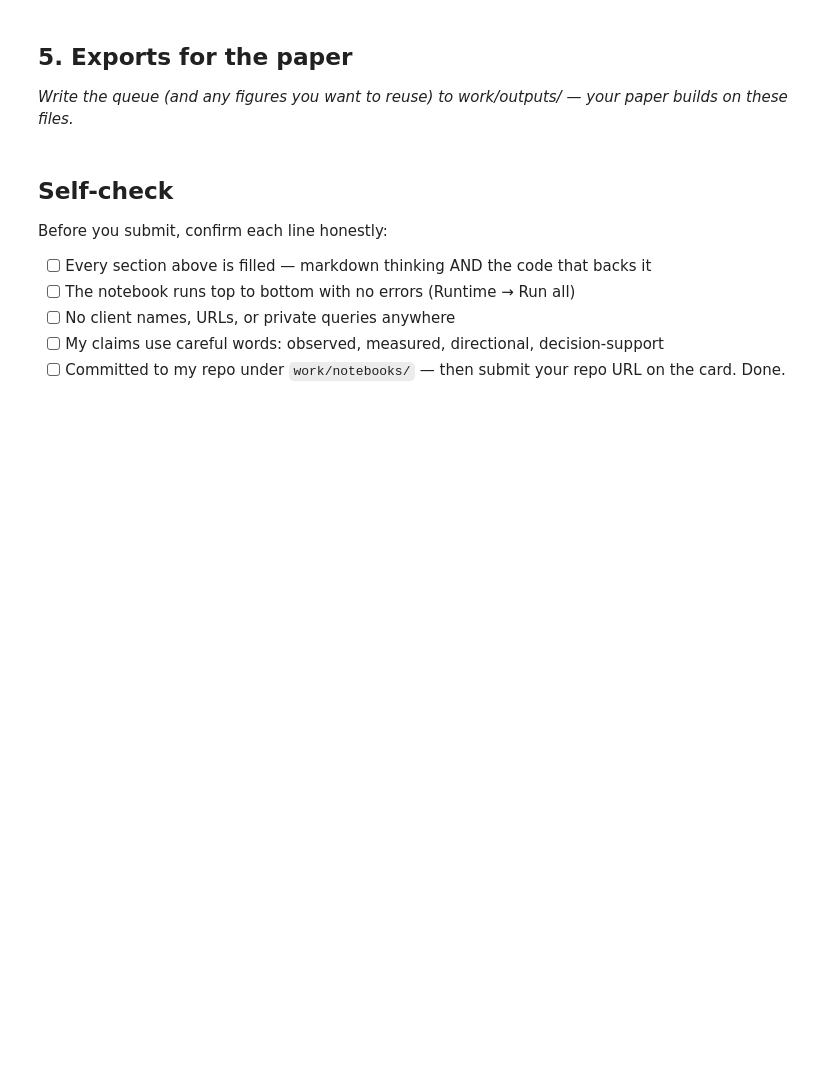
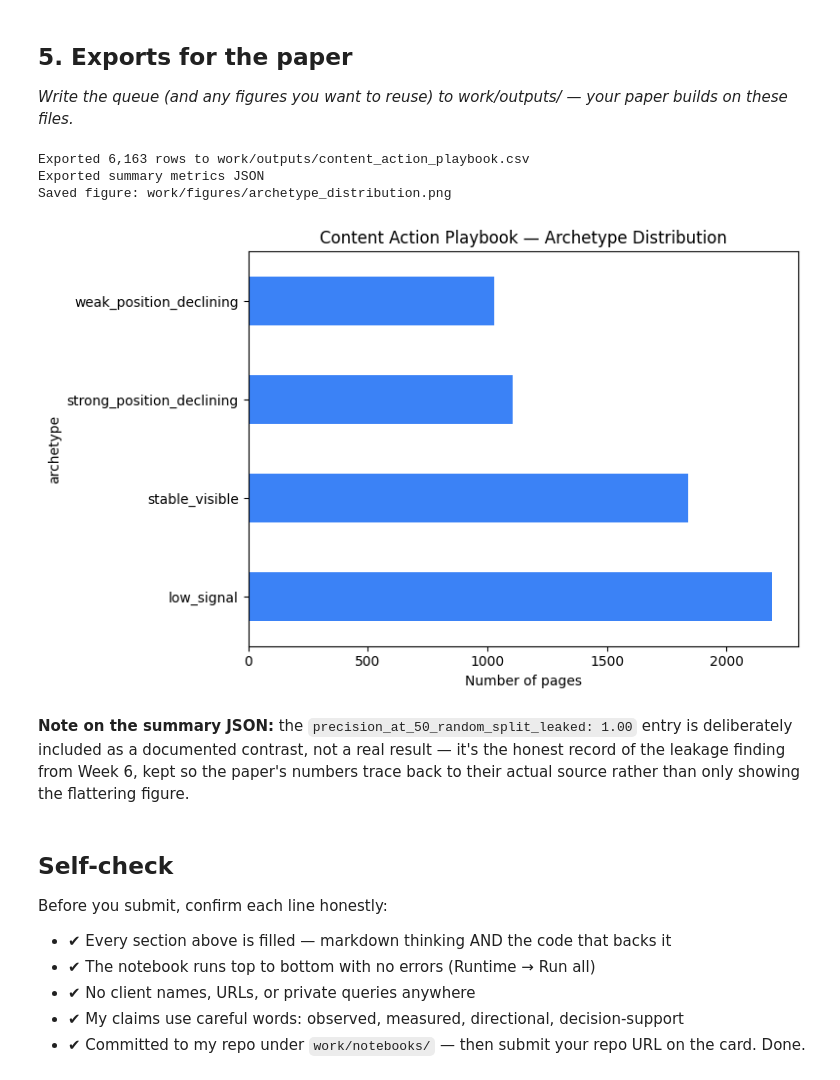
Before and after one commit to MisbahSangi/flyrank-ml-internship-misbah, a Jupyter notebook: work/notebooks/w07_action_playbook.ipynb, the cells around one changed output. Drawn from its saved outputs; the diff is of its cells as text; code cells hidden in the pictures; blank space fills up the shorter version.

```diff
--- a/work/notebooks/w07_action_playbook.ipynb
+++ b/work/notebooks/w07_action_playbook.ipynb
@@ -26,13 +221,58 @@ This skeleton is yours to fill. Work the sections **in order** — each one has
 ## 5. Exports for the paper
 
 *Write the queue (and any figures you want to reuse) to work/outputs/ — your paper builds on these files.*
+# %%
+import os
+os.makedirs("work/outputs", exist_ok=True)
+os.makedirs("work/figures", exist_ok=True)
+
+# Export the ranked queue
+export_cols = ["rank", "content_id", "client_id", "proba", "archetype",
+                "recommended_action", "action_rationale", "avg_position",
+                "impressions_90d", "days_since_last_update", "trend_direction"]
+ranked_queue[export_cols].to_csv("work/outputs/content_action_playbook.csv", index=False)
+print(f"Exported {len(ranked_queue):,} rows to work/outputs/content_action_playbook.csv")
+
+# Export a summary metrics JSON (the "receipt" this playbook's numbers trace back to)
+import json
+summary = {
+    "precision_at_50_grouped_split": 0.62,
+    "precision_at_50_random_split_leaked": 1.00,  # documented in Week 6 as the leakage example, not a real number
+    "baseline_rule_precision_at_50": 0.220,
+    "n_rows_scored": len(ranked_queue),
+    "archetype_counts": ranked_queue["archetype"].value_counts().to_dict(),
+}
+with open("work/outputs/playbook_summary_metrics.json", "w") as f:
+    json.dump(summary, f, indent=2)
+print("Exported summary metrics JSON")
+
+# Export archetype distribution chart for the paper
+import matplotlib.pyplot as plt
+fig, ax = plt.subplots(figsize=(8, 5))
+ranked_queue["archetype"].value_counts().plot(kind="barh", ax=ax, color="#3B82F6")
+ax.set_xlabel("Number of pages")
+ax.set_title("Content Action Playbook — Archetype Distribution")
+plt.tight_layout()
+plt.savefig("work/figures/archetype_distribution.png", dpi=150)
+print("Saved figure: work/figures/archetype_distribution.png")
+# %% [output]
+Exported 6,163 rows to work/outputs/content_action_playbook.csv
+Exported summary metrics JSON
+Saved figure: work/figures/archetype_distribution.png
+[figure, added]
+# %% [markdown]
+**Note on the summary JSON:** the `precision_at_50_random_split_leaked: 1.00`
+entry is deliberately included as a documented contrast, not a real result —
+it's the honest record of the leakage finding from Week 6, kept so the
+paper's numbers trace back to their actual source rather than only showing
+the flattering figure.
 # %% [markdown]
 ## Self-check
 
 Before you submit, confirm each line honestly:
 
-- [ ] Every section above is filled — markdown thinking AND the code that backs it
-- [ ] The notebook runs top to bottom with no errors (Runtime → Run all)
-- [ ] No client names, URLs, or private queries anywhere
-- [ ] My claims use careful words: observed, measured, directional, decision-support
-- [ ] Committed to my repo under `work/notebooks/` — then submit your repo URL on the card. Done.
+- ✔ Every section above is filled — markdown thinking AND the code that backs it
+- ✔ The notebook runs top to bottom with no errors (Runtime → Run all)
+- ✔ No client names, URLs, or private queries anywhere
+- ✔ My claims use careful words: observed, measured, directional, decision-support
+- ✔ Committed to my repo under `work/notebooks/` — then submit your repo URL on the card. Done.
```
Also changed, not shown: parts of 7 cells of this notebook.
